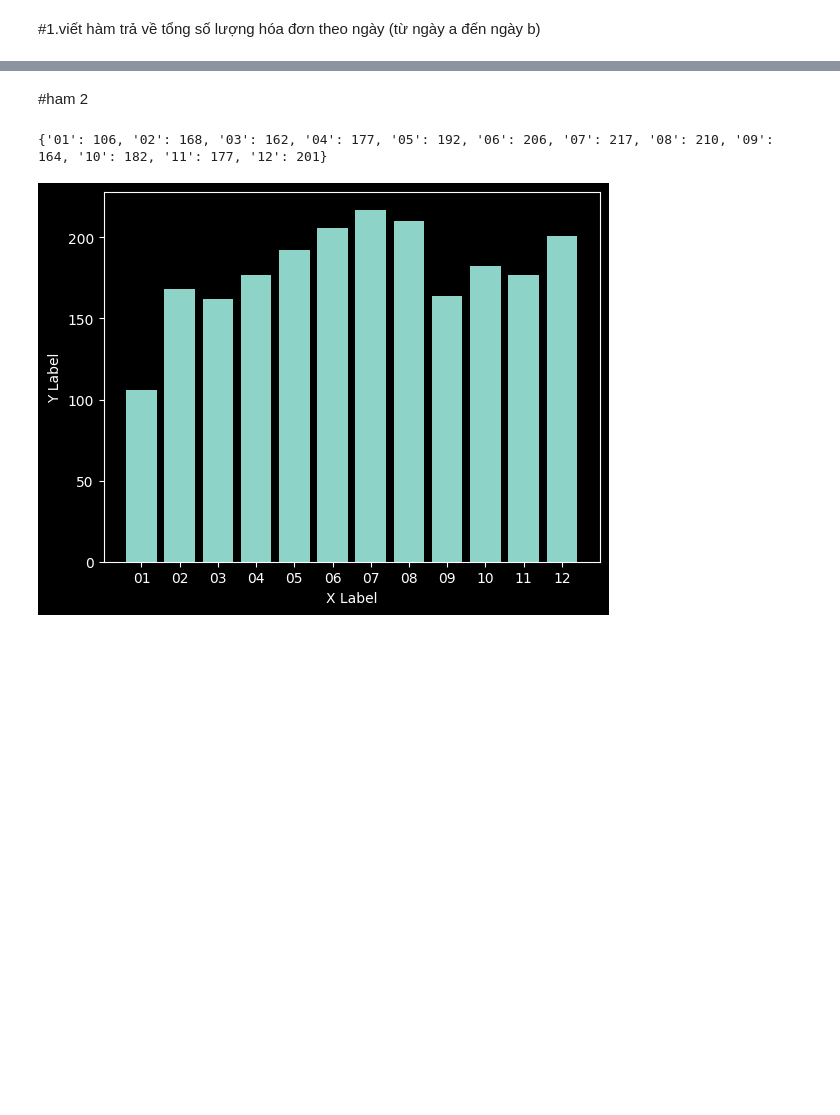
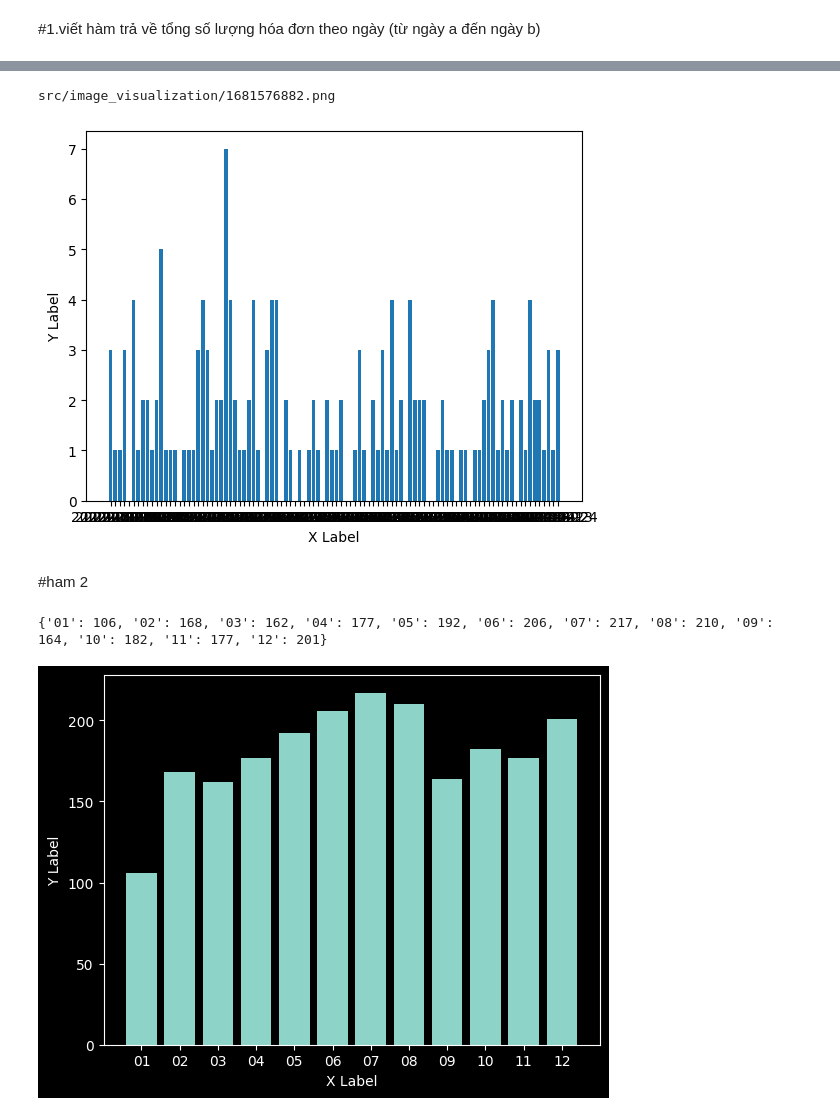
Before and after one commit to foodboi88/BTL_TMDT_D19, a Jupyter notebook: viz.ipynb, the cells around one changed output, grey strips where cells are left out. Cells and saved outputs as stored; diff of their text form; code cells hidden in the pictures; blank space fills up the shorter version.

```diff
--- a/viz.ipynb
+++ b/viz.ipynb
@@ -40,3 +41,20 @@ plt.show()
+# %%
+import time
+# tạo đường dẫn cho file ảnh
+folder_path = 'src/image_visualization/'  # thay đổi đường dẫn cho phù hợp
+filename= int(time.time())
+filename = str(filename)+".png"
+save_path=folder_path+filename
+
+plt.bar(days,count)
+plt.xlabel('X Label')
+plt.ylabel('Y Label')
+
+print(save_path)
+pylab.savefig(save_path)
+# %% [output]
+src/image_visualization/1681576882.png
+[figure, added]
 # %% [markdown]
 #ham 2
 # %%
```
Also changed, not shown: parts of 19 cells of this notebook, 4 other files.
